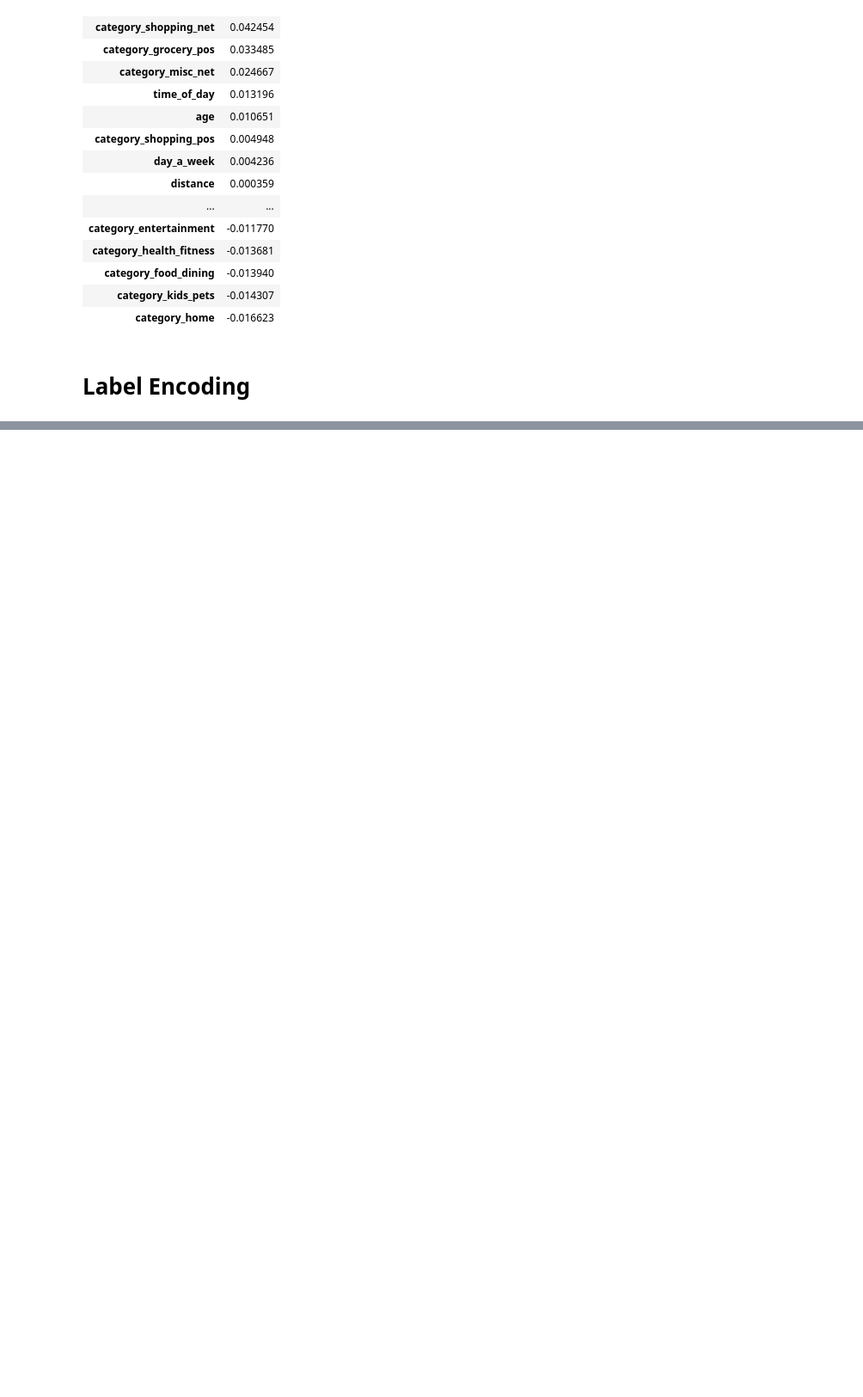
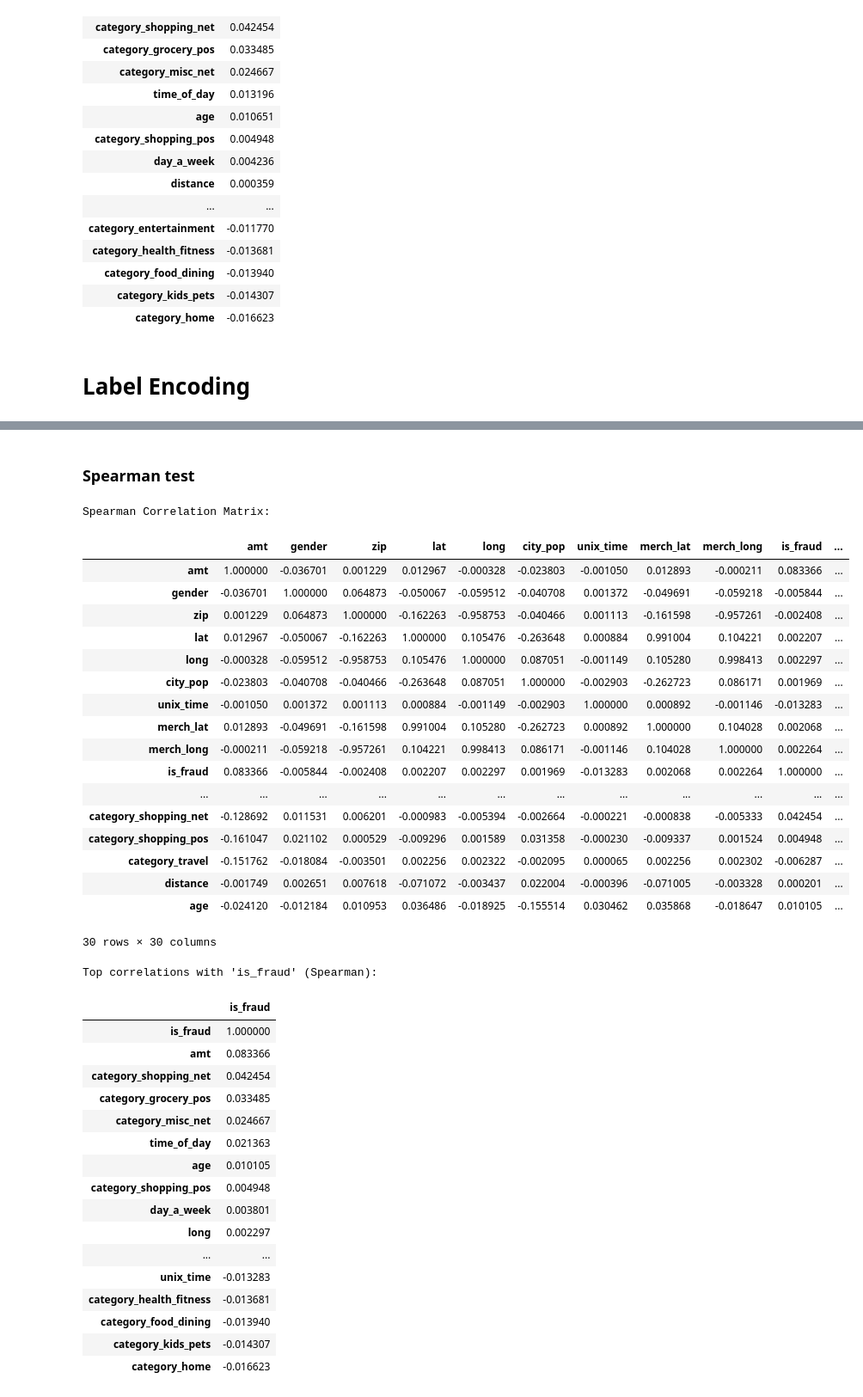
Before and after one commit to danieligelnik/CCFraudProject, a Jupyter notebook: DS_project.ipynb, the cells around one changed output, grey strips where cells are left out. Shown at 86% size. Drawn from its saved outputs; the diff is of its cells as text; code cells hidden in the pictures; blank space fills up the shorter version.

Commit message:
Finishing EDA with statistics tests

```diff
--- a/DS_project.ipynb
+++ b/DS_project.ipynb
@@ -898,2 +1113,63 @@ else:
+# %% [markdown]
+### Spearman test
+# %%
+import pandas as pd
+
+# Select only numerical columns for correlation analysis
+# Exclude 'Unnamed: 0' and 'cc_num' as they are identifiers and not meaningful for correlation
+numerical_cols = df_cards.select_dtypes(include=['number']).columns.tolist()
+if 'Unnamed: 0' in numerical_cols:
+    numerical_cols.remove('Unnamed: 0')
+if 'cc_num' in numerical_cols:
+    numerical_cols.remove('cc_num')
+
+df_numerical = df_cards[numerical_cols]
+
+# Calculate the Spearman correlation matrix
+spearman_corr = df_numerical.corr(method='spearman')
+
+print("Spearman Correlation Matrix:")
+display(spearman_corr)
+
+print("\nTop correlations with 'is_fraud' (Spearman):")
+display(spearman_corr['is_fraud'].sort_values(ascending=False).to_frame())
+# %% [output]
+Spearman Correlation Matrix:
+|  | amt | gender | zip | lat | long | city_pop | unix_time | merch_lat | merch_long | is_fraud | ... |
+| amt | 1.000000 | -0.036701 | 0.001229 | 0.012967 | -0.000328 | -0.023803 | -0.001050 | 0.012893 | -0.000211 | 0.083366 | ... |
+| gender | -0.036701 | 1.000000 | 0.064873 | -0.050067 | -0.059512 | -0.040708 | 0.001372 | -0.049691 | -0.059218 | -0.005844 | ... |
+| zip | 0.001229 | 0.064873 | 1.000000 | -0.162263 | -0.958753 | -0.040466 | 0.001113 | -0.161598 | -0.957261 | -0.002408 | ... |
+| lat | 0.012967 | -0.050067 | -0.162263 | 1.000000 | 0.105476 | -0.263648 | 0.000884 | 0.991004 | 0.104221 | 0.002207 | ... |
+| long | -0.000328 | -0.059512 | -0.958753 | 0.105476 | 1.000000 | 0.087051 | -0.001149 | 0.105280 | 0.998413 | 0.002297 | ... |
+| city_pop | -0.023803 | -0.040708 | -0.040466 | -0.263648 | 0.087051 | 1.000000 | -0.002903 | -0.262723 | 0.086171 | 0.001969 | ... |
+| unix_time | -0.001050 | 0.001372 | 0.001113 | 0.000884 | -0.001149 | -0.002903 | 1.000000 | 0.000892 | -0.001146 | -0.013283 | ... |
+| merch_lat | 0.012893 | -0.049691 | -0.161598 | 0.991004 | 0.105280 | -0.262723 | 0.000892 | 1.000000 | 0.104028 | 0.002068 | ... |
+| merch_long | -0.000211 | -0.059218 | -0.957261 | 0.104221 | 0.998413 | 0.086171 | -0.001146 | 0.104028 | 1.000000 | 0.002264 | ... |
+| is_fraud | 0.083366 | -0.005844 | -0.002408 | 0.002207 | 0.002297 | 0.001969 | -0.013283 | 0.002068 | 0.002264 | 1.000000 | ... |
+| ... | ... | ... | ... | ... | ... | ... | ... | ... | ... | ... | ... |
+| category_shopping_net | -0.128692 | 0.011531 | 0.006201 | -0.000983 | -0.005394 | -0.002664 | -0.000221 | -0.000838 | -0.005333 | 0.042454 | ... |
+| category_shopping_pos | -0.161047 | 0.021102 | 0.000529 | -0.009296 | 0.001589 | 0.031358 | -0.000230 | -0.009337 | 0.001524 | 0.004948 | ... |
+| category_travel | -0.151762 | -0.018084 | -0.003501 | 0.002256 | 0.002322 | -0.002095 | 0.000065 | 0.002256 | 0.002302 | -0.006287 | ... |
+| distance | -0.001749 | 0.002651 | 0.007618 | -0.071072 | -0.003437 | 0.022004 | -0.000396 | -0.071005 | -0.003328 | 0.000201 | ... |
+| age | -0.024120 | -0.012184 | 0.010953 | 0.036486 | -0.018925 | -0.155514 | 0.030462 | 0.035868 | -0.018647 | 0.010105 | ... |
+30 rows × 30 columns
+Top correlations with 'is_fraud' (Spearman):
+|  | is_fraud |
+| is_fraud | 1.000000 |
+| amt | 0.083366 |
+| category_shopping_net | 0.042454 |
+| category_grocery_pos | 0.033485 |
+| category_misc_net | 0.024667 |
+| time_of_day | 0.021363 |
+| age | 0.010105 |
+| category_shopping_pos | 0.004948 |
+| day_a_week | 0.003801 |
+| long | 0.002297 |
+| ... | ... |
+| unix_time | -0.013283 |
+| category_health_fitness | -0.013681 |
+| category_food_dining | -0.013940 |
+| category_kids_pets | -0.014307 |
+| category_home | -0.016623 |
 # %% [markdown]
 ### Conclusions from EDA
```
Also changed, not shown: parts of 20 cells of this notebook.
